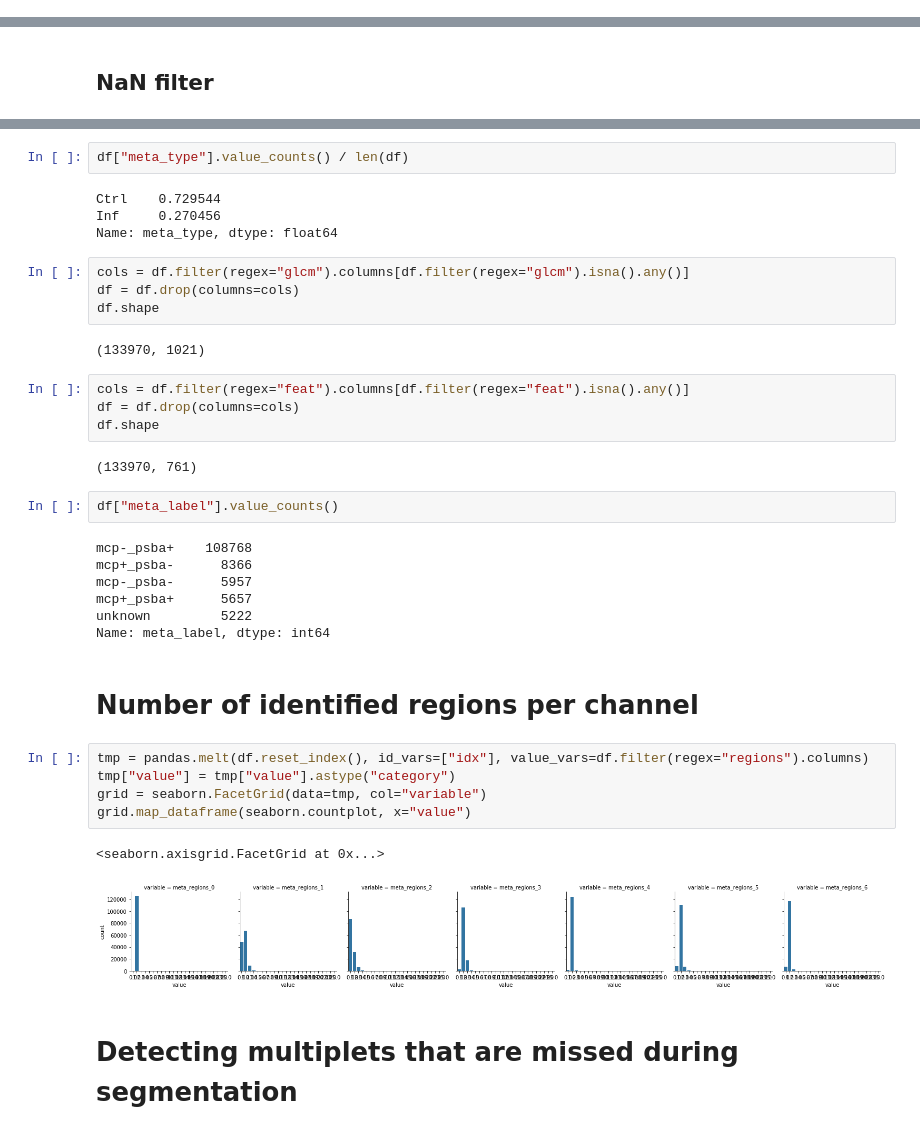
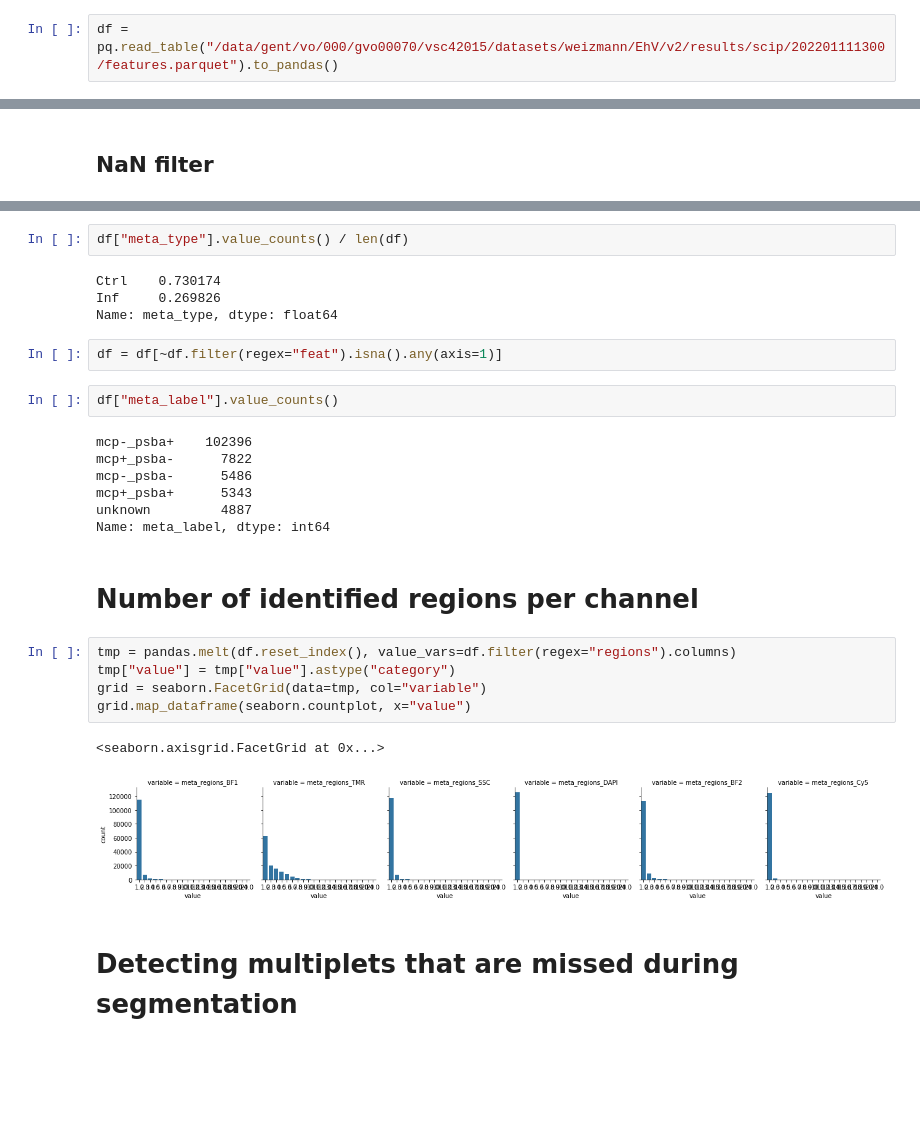
Before and after one commit to harel-coffee/SCIP-use-case-workflows-auto, a Jupyter notebook: notebooks/preprocessing/2ac_processing_scip_features_ehv.ipynb, the cells around one changed output, grey strips where cells are left out. Saved outputs shown, nothing was run; the diff lists cells and outputs as text; blank space fills up the shorter version.

```diff
--- a/notebooks/preprocessing/2ac_processing_scip_features_ehv.ipynb
+++ b/notebooks/preprocessing/2ac_processing_scip_features_ehv.ipynb
@@ -89,0 +109,2 @@ pq.write_table(pyarrow.Table.from_pandas(df), "/data/gent/vo/000/gvo00070/vsc420
+# %%
+df = pq.read_table("/data/gent/vo/000/gvo00070/vsc42015/datasets/weizmann/EhV/v2/results/scip/202201111300/features.parquet").to_pandas()
@@ -108,40 +133,30 @@ seaborn.scatterplot(data=df, x="feat_bgcorr_sum_BF1", y="feat_combined_bgcorr_su
 # %%
 df["meta_type"].value_counts() / len(df)
 # %% [output]
-Ctrl    0.729544
-Inf     0.270456
+Ctrl    0.730174
+Inf     0.269826
 Name: meta_type, dtype: float64
-# %%
-cols = df.filter(regex="glcm").columns[df.filter(regex="glcm").isna().any()]
-df = df.drop(columns=cols)
-df.shape
-# %% [output]
-(133970, 1021)
-# %%
-cols = df.filter(regex="feat").columns[df.filter(regex="feat").isna().any()]
-df = df.drop(columns=cols)
-df.shape
-# %% [output]
-(133970, 761)
+# %%
+df = df[~df.filter(regex="feat").isna().any(axis=1)]
 # %%
 df["meta_label"].value_counts()
 # %% [output]
-mcp-_psba+    108768
-mcp+_psba-      8366
-mcp-_psba-      5957
-mcp+_psba+      5657
-unknown         5222
+mcp-_psba+    102396
+mcp+_psba-      7822
+mcp-_psba-      5486
+mcp+_psba+      5343
+unknown         4887
 Name: meta_label, dtype: int64
 # %% [markdown]
 # Number of identified regions per channel
 # %%
-tmp = pandas.melt(df.reset_index(), id_vars=["idx"], value_vars=df.filter(regex="regions").columns)
+tmp = pandas.melt(df.reset_index(), value_vars=df.filter(regex="regions").columns)
 tmp["value"] = tmp["value"].astype("category")
 grid = seaborn.FacetGrid(data=tmp, col="variable")
 grid.map_dataframe(seaborn.countplot, x="value")
 # %% [output]
 <seaborn.axisgrid.FacetGrid at 0x...>
-[figure, old version]
+[figure, new version]
 # %% [markdown]
 # Detecting multiplets that are missed during segmentation
 # %%
```
Also changed, not shown: parts of 16 cells of this notebook, 14 other files.
